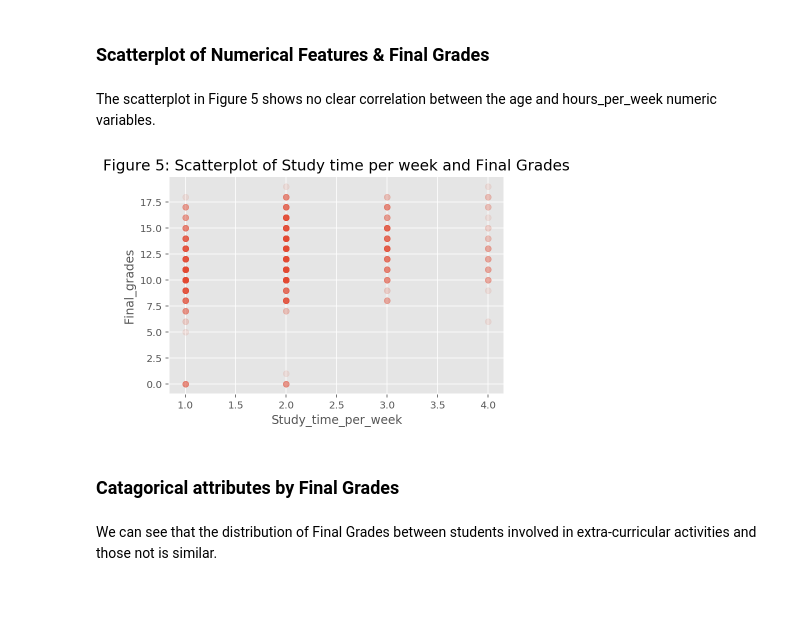
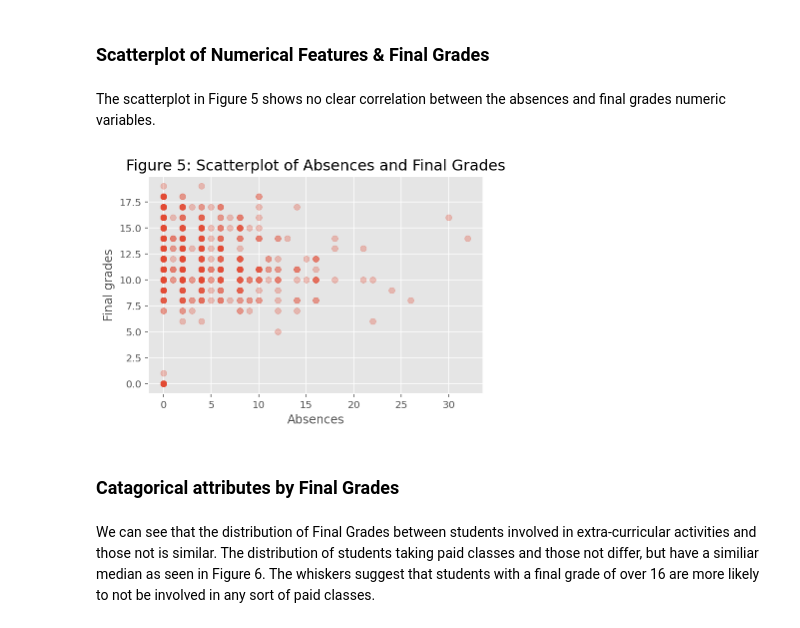
Before and after one commit to Rhyme1325/Analytics_project, a Jupyter notebook: project.ipynb, the cells around one changed output. Saved outputs shown, nothing was run; the diff lists cells and outputs as text; code cells hidden in the pictures; blank space fills up the shorter version.

```diff
--- a/project.ipynb
+++ b/project.ipynb
@@ -331,19 +331,20 @@ plt.show();
 # %% [markdown]
 ### Scatterplot of Numerical Features & Final Grades
 # %% [markdown]
-The scatterplot in Figure 5 shows no clear correlation between the age and hours_per_week numeric variables.
+The scatterplot in Figure 5 shows no clear correlation between the absences and final grades numeric variables.
 # %%
-#
-plt.scatter(df['studytime'], df['G3'], alpha = 0.1)
-plt.title('Figure 5: Scatterplot of Study time per week and Final Grades', fontsize = 15)
-plt.xlabel('Study_time_per_week')
-plt.ylabel('Final_grades')
+f = df['absences']
+plt.scatter(f, df['G3'], alpha = 0.3)
+plt.title('Figure 5: Scatterplot of Absences and Final Grades', fontsize = 15)
+plt.xlabel('Absences')
+plt.ylabel('Final grades')
 plt.show();
 # %% [output]
-[figure, old version]
+[figure, new version]
 # %% [markdown]
 ### Catagorical attributes by Final Grades
 # %% [markdown]
 We can see that the distribution of Final Grades between students involved in extra-curricular activities and those not is similar.
+The distribution of students taking paid classes and those not differ, but have a similiar median as seen in Figure 6. The whiskers suggest that students with a final grade of over 16 are more likely to not be involved in any sort of paid classes.
 # %%
 # Creating a boxplot
```
Also changed, not shown: parts of 11 cells of this notebook.
